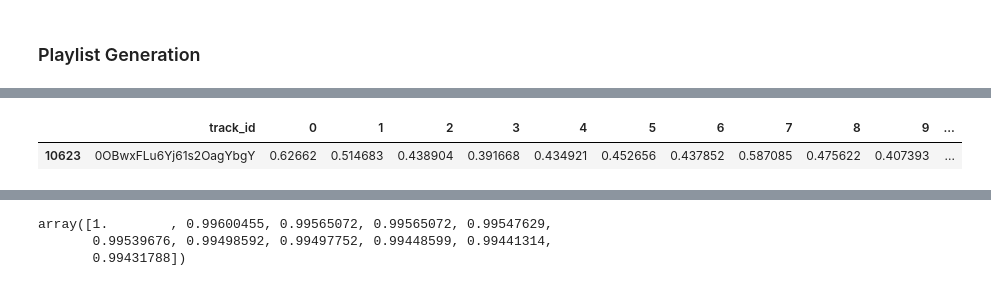
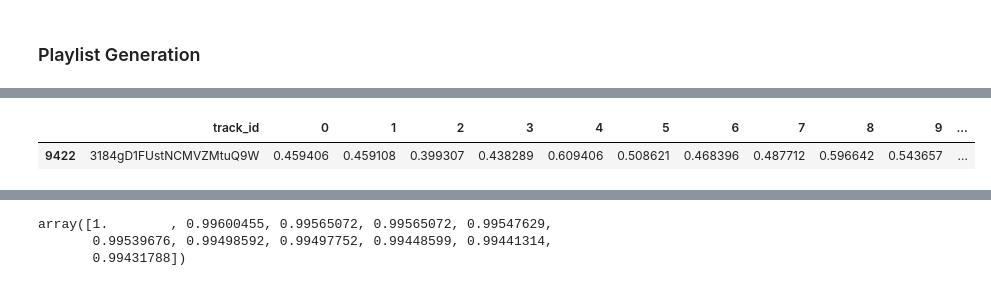
Before and after one commit to Burn1n9m4n/brainstation_capstone, a Jupyter notebook: notebooks/development/20230901_recalc_similarity_playlist_generation.ipynb, the cells around one changed output, grey strips where cells are left out. Saved outputs shown, nothing was run; the diff lists cells and outputs as text; code cells hidden in the pictures.

```diff
--- a/notebooks/development/20230901_recalc_similarity_playlist_generation.ipynb
+++ b/notebooks/development/20230901_recalc_similarity_playlist_generation.ipynb
@@ -115,7 +115,7 @@ array(['Sharp Dressed Man - 2008 Remaster', 'La Grange - 2005 Remaster',
 ### Normal Parquet
 # %%
 normal_df = pd.read_parquet(
-    "../data/vectorized_mp3s/pairwise_complete_parquets/20230901_complete_pairwise_data.parquet"
+    "../../data/vectorized_mp3s/pairwise_complete_parquets/20230901_complete_pairwise_data.parquet"
 )
 normal_df.shape
 # %% [output]
@@ -553,9 +580,9 @@ CNN Playlist 'CNN Recommendation Playlist for Track 3qjXFLKMp4zfMmugEGPaBx' was
 # %%
 test = normal_df.copy(deep=True).reset_index()
 # test.head()
-test.loc[test.track_id == "0OBwxFLu6Yj61s2OagYbgY"]  # Gimme All Your Lovin'
+test.loc[test.track_id == "3184gD1FUstNCMVZMtuQ9W"]  # Gimme All Your Lovin'
 # %% [output]
 |  | track_id | 0 | 1 | 2 | 3 | 4 | 5 | 6 | 7 | 8 | 9 | ... |
-| 10623 | 0OBwxFLu6Yj61s2OagYbgY | 0.62662 | 0.514683 | 0.438904 | 0.391668 | 0.434921 | 0.452656 | 0.437852 | 0.587085 | 0.475622 | 0.407393 | ... |
+| 9422 | 3184gD1FUstNCMVZMtuQ9W | 0.459406 | 0.459108 | 0.399307 | 0.438289 | 0.609406 | 0.508621 | 0.468396 | 0.487712 | 0.596642 | 0.543657 | ... |
 # %%
 np.random.seed(123)
```
Also changed, not shown: parts of 10 cells of this notebook, 1 other file.
